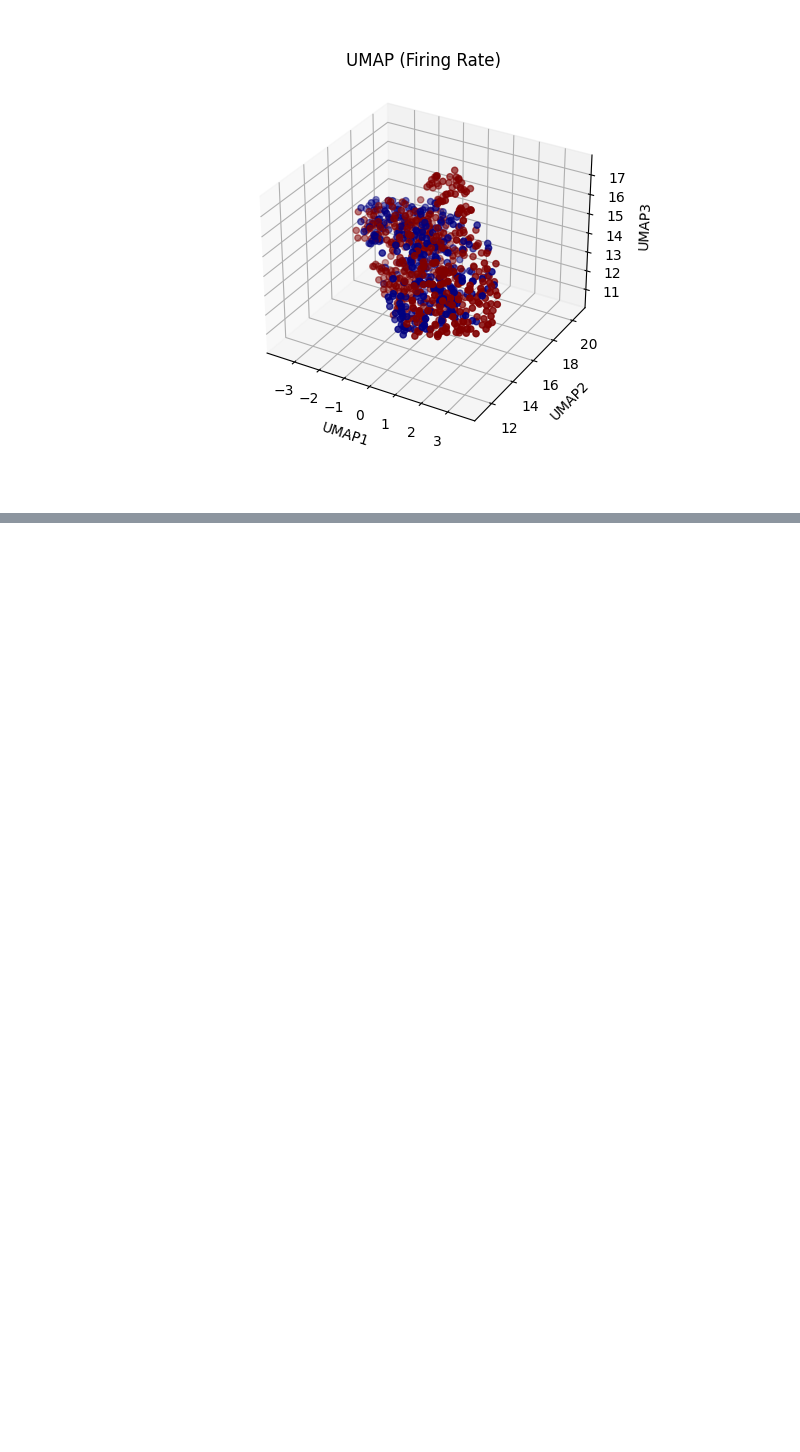
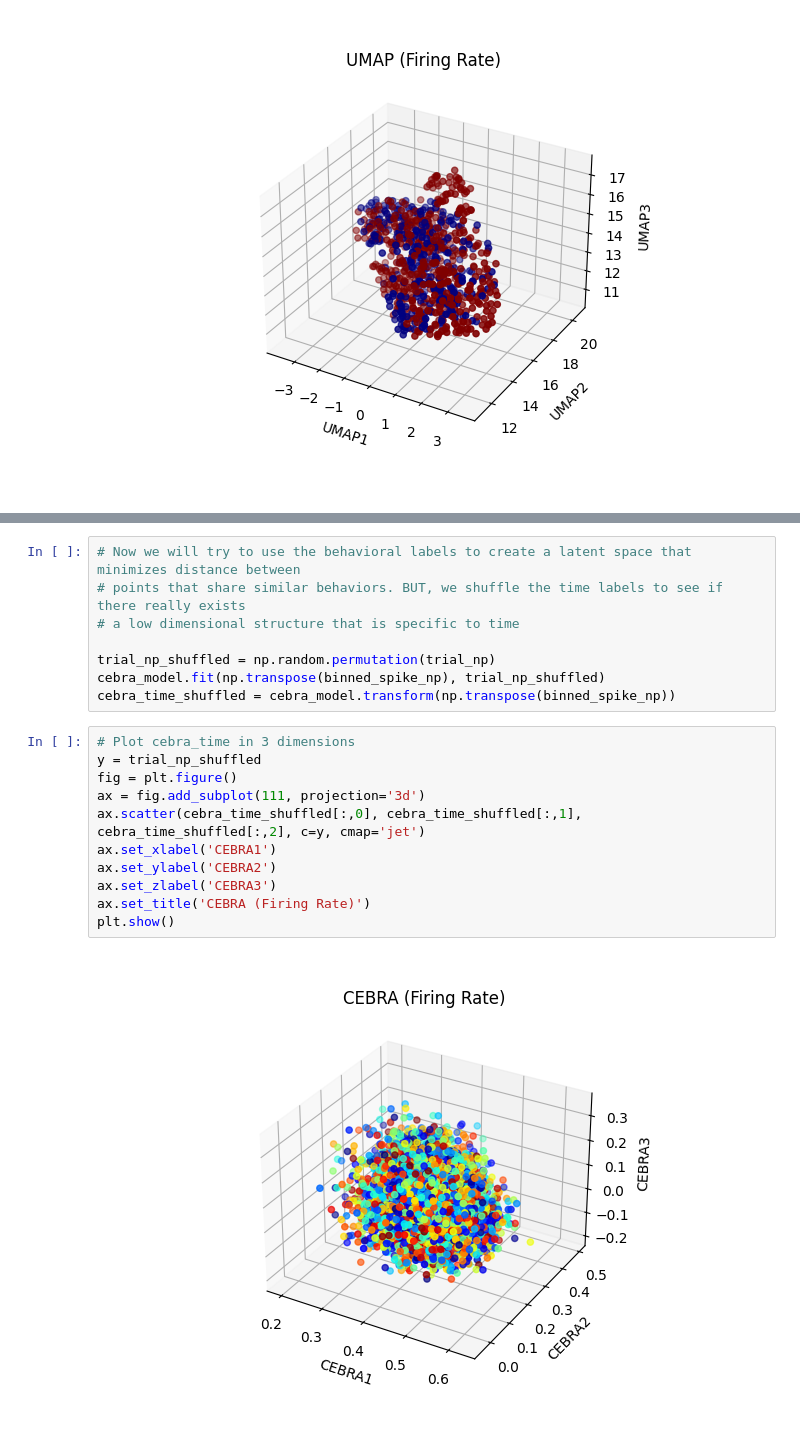
Before and after one commit to hoffman-lab/BrainHacks24-NeuralManifolds, a Jupyter notebook: brainhack_example.ipynb, the cells around one changed output, grey strips where cells are left out. Saved outputs shown, nothing was run; the diff lists cells and outputs as text; blank space fills up the shorter version.

```diff
--- a/brainhack_example.ipynb
+++ b/brainhack_example.ipynb
@@ -376,0 +397,21 @@ Classification accuracy for remote/recent: 0.6331092888829144
+# %%
+# Now we will try to use the behavioral labels to create a latent space that minimizes distance between
+# points that share similar behaviors. BUT, we shuffle the time labels to see if there really exists
+# a low dimensional structure that is specific to time
+
+trial_np_shuffled = np.random.permutation(trial_np)
+cebra_model.fit(np.transpose(binned_spike_np), trial_np_shuffled)
+cebra_time_shuffled = cebra_model.transform(np.transpose(binned_spike_np))
+# %%
+# Plot cebra_time in 3 dimensions
+y = trial_np_shuffled
+fig = plt.figure()
+ax = fig.add_subplot(111, projection='3d')
+ax.scatter(cebra_time_shuffled[:,0], cebra_time_shuffled[:,1], cebra_time_shuffled[:,2], c=y, cmap='jet')
+ax.set_xlabel('CEBRA1')
+ax.set_ylabel('CEBRA2')
+ax.set_zlabel('CEBRA3')
+ax.set_title('CEBRA (Firing Rate)')
+plt.show()
+# %% [output]
+[figure, added]
```
Also changed, not shown: parts of 7 cells of this notebook.
